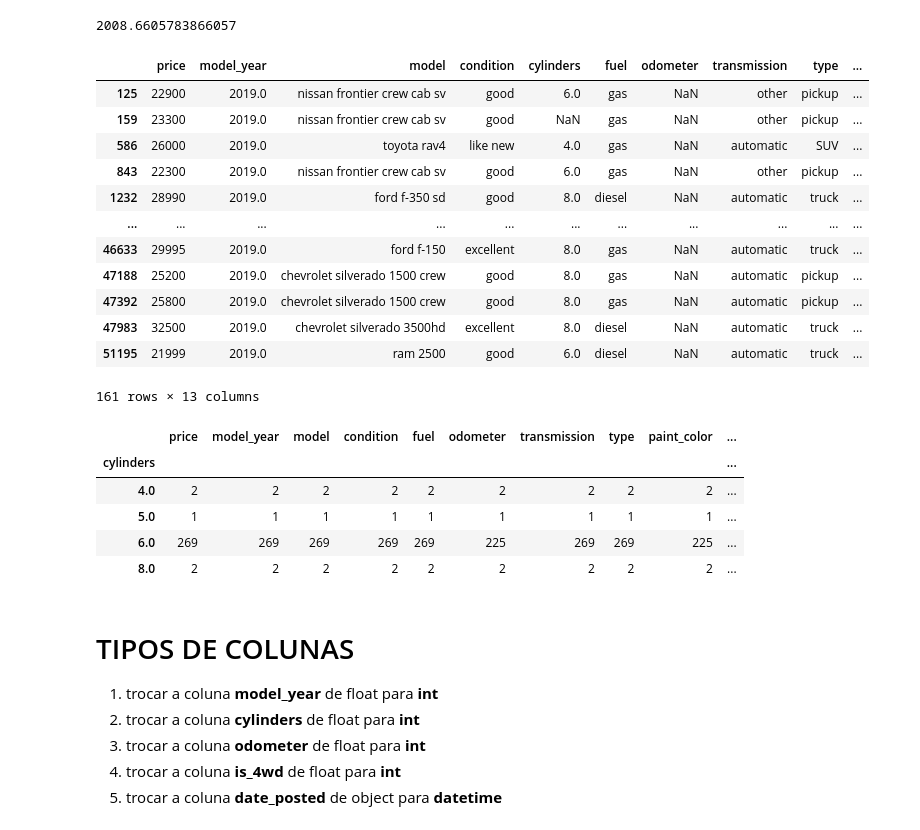
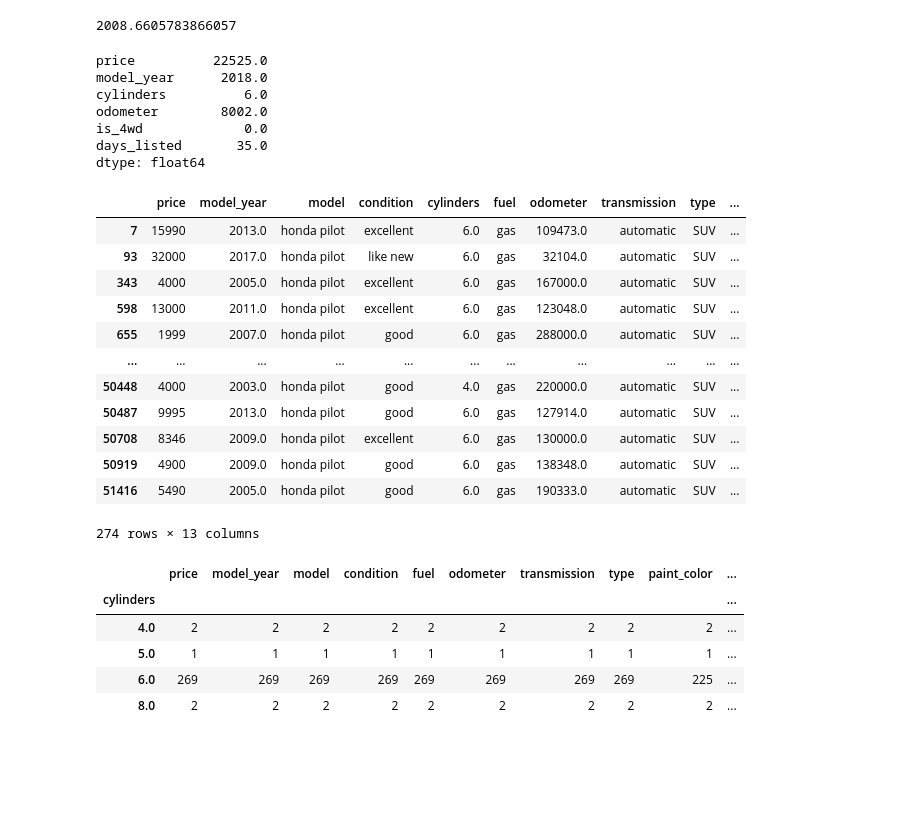
Before and after one commit to henriquetargino/Vehicles, a Jupyter notebook: notebooks/EDA.ipynb, the cells around one changed output. Cells and saved outputs as stored; diff of their text form; code cells hidden in the pictures; blank space fills up the shorter version.

```diff
--- a/notebooks/EDA.ipynb
+++ b/notebooks/EDA.ipynb
@@ -90,5 +94,5 @@ dtype: int64
 # %%
-car_data['is_4wd'] = car_data['is_4wd'].fillna('0.0')
+car_data['is_4wd'] = car_data['is_4wd'].fillna(0.0)
 # %%
 car_data.loc[car_data['model_year'].isna()].head()
 # %% [output]
@@ -211,29 +219,50 @@ media_ano
 # %% [output]
 2008.6605783866057
 # %%
-#car_data[(car_data['odometer'].isna()) & (car_data[car_data['condition'] == 'excelent'])]
+# a mediana dos odômetros dos carros 'new' é 8000
+car_data[(~car_data['odometer'].isna()) & (car_data['condition'] == 'new')].median(numeric_only=True)
+# %% [output]
+price          22525.0
+model_year      2018.0
+cylinders          6.0
+odometer        8002.0
+is_4wd             0.0
+days_listed       35.0
+dtype: float64
 # %%
-car_data[(car_data['odometer'].isna()) & (car_data['model_year'] == 2019.0)]
+car_data.loc[
+    (car_data['condition'] == 'new') &
+    (car_data['odometer'].isna()), 'odometer'] = 8000.0
-# %% [output]
-|  | price | model_year | model | condition | cylinders | fuel | odometer | transmission | type | ... |
-| 125 | 22900 | 2019.0 | nissan frontier crew cab sv | good | 6.0 | gas | NaN | other | pickup | ... |
-| 159 | 23300 | 2019.0 | nissan frontier crew cab sv | good | NaN | gas | NaN | other | pickup | ... |
-| 586 | 26000 | 2019.0 | toyota rav4 | like new | 4.0 | gas | NaN | automatic | SUV | ... |
-| 843 | 22300 | 2019.0 | nissan frontier crew cab sv | good | 6.0 | gas | NaN | other | pickup | ... |
-| 1232 | 28990 | 2019.0 | ford f-350 sd | good | 8.0 | diesel | NaN | automatic | truck | ... |
-| ... | ... | ... | ... | ... | ... | ... | ... | ... | ... | ... |
-| 46633 | 29995 | 2019.0 | ford f-150 | excellent | 8.0 | gas | NaN | automatic | truck | ... |
-| 47188 | 25200 | 2019.0 | chevrolet silverado 1500 crew | good | 8.0 | gas | NaN | automatic | pickup | ... |
-| 47392 | 25800 | 2019.0 | chevrolet silverado 1500 crew | good | 8.0 | gas | NaN | automatic | pickup | ... |
-| 47983 | 32500 | 2019.0 | chevrolet silverado 3500hd | excellent | 8.0 | diesel | NaN | automatic | truck | ... |
-| 51195 | 21999 | 2019.0 | ram 2500 | good | 6.0 | diesel | NaN | automatic | truck | ... |
-161 rows × 13 columns
-# %%
-car_data.loc[car_data['model'] == 'honda pilot'].groupby('cylinders').agg('count')
-# %% [output]
-|  | price | model_year | model | condition | fuel | odometer | transmission | type | paint_color | ... |
-| cylinders |  |  |  |  |  |  |  |  |  | ... |
-| 4.0 | 2 | 2 | 2 | 2 | 2 | 2 | 2 | 2 | 2 | ... |
-| 5.0 | 1 | 1 | 1 | 1 | 1 | 1 | 1 | 1 | 1 | ... |
-| 6.0 | 269 | 269 | 269 | 269 | 269 | 225 | 269 | 269 | 225 | ... |
-| 8.0 | 2 | 2 | 2 | 2 | 2 | 2 | 2 | 2 | 2 | ... |
+# %%
+# preenchendo os valores ausentes com o método "tranform" com base na mediana do odômetro de acordo com o modelo e a condição
+car_data['odometer'] = car_data['odometer'].fillna(
+    car_data.groupby(['condition', 'model_year'])['odometer'].transform('median')
+)
+# %%
+# começando a coluna cylinders
+car_data[(car_data['model'] == 'honda pilot') & ~car_data['cylinders'].isna()]
+# %% [output]
+|  | price | model_year | model | condition | cylinders | fuel | odometer | transmission | type | ... |
+| 7 | 15990 | 2013.0 | honda pilot | excellent | 6.0 | gas | 109473.0 | automatic | SUV | ... |
+| 93 | 32000 | 2017.0 | honda pilot | like new | 6.0 | gas | 32104.0 | automatic | SUV | ... |
+| 343 | 4000 | 2005.0 | honda pilot | excellent | 6.0 | gas | 167000.0 | automatic | SUV | ... |
+| 598 | 13000 | 2011.0 | honda pilot | excellent | 6.0 | gas | 123048.0 | automatic | SUV | ... |
+| 655 | 1999 | 2007.0 | honda pilot | good | 6.0 | gas | 288000.0 | automatic | SUV | ... |
+| ... | ... | ... | ... | ... | ... | ... | ... | ... | ... | ... |
+| 50448 | 4000 | 2003.0 | honda pilot | good | 4.0 | gas | 220000.0 | automatic | SUV | ... |
+| 50487 | 9995 | 2013.0 | honda pilot | good | 6.0 | gas | 127914.0 | automatic | SUV | ... |
+| 50708 | 8346 | 2009.0 | honda pilot | excellent | 6.0 | gas | 130000.0 | automatic | SUV | ... |
+| 50919 | 4900 | 2009.0 | honda pilot | good | 6.0 | gas | 138348.0 | automatic | SUV | ... |
+| 51416 | 5490 | 2005.0 | honda pilot | good | 6.0 | gas | 190333.0 | automatic | SUV | ... |
+274 rows × 13 columns
+# %%
+car_data.loc[car_data['model'] == 'honda pilot'].groupby('cylinders').agg('count')
+# analisando, descobri que cada modelo segue uma ordem de cilindros,
+# ou seja, se a moda de cilidros de um modelo for X, é provavel que um carro do mesmo modelo tenha X cilindros
+# %% [output]
+|  | price | model_year | model | condition | fuel | odometer | transmission | type | paint_color | ... |
+| cylinders |  |  |  |  |  |  |  |  |  | ... |
+| 4.0 | 2 | 2 | 2 | 2 | 2 | 2 | 2 | 2 | 2 | ... |
+| 5.0 | 1 | 1 | 1 | 1 | 1 | 1 | 1 | 1 | 1 | ... |
+| 6.0 | 269 | 269 | 269 | 269 | 269 | 269 | 269 | 269 | 225 | ... |
+| 8.0 | 2 | 2 | 2 | 2 | 2 | 2 | 2 | 2 | 2 | ... |
@@ -243,7 +277,0 @@ car_data['paint_color'] = car_data['paint_color'].fillna('desconhecido')
-# %% [markdown]
-# TIPOS DE COLUNAS
-1. trocar a coluna **model_year** de float para **int**
-2. trocar a coluna **cylinders** de float para **int**
-3. trocar a coluna **odometer** de float para **int**
-4. trocar a coluna **is_4wd** de float para **int**
-5. trocar a coluna **date_posted** de object para **datetime**
```
Also changed, not shown: parts of 25 cells of this notebook, 4 other files.
